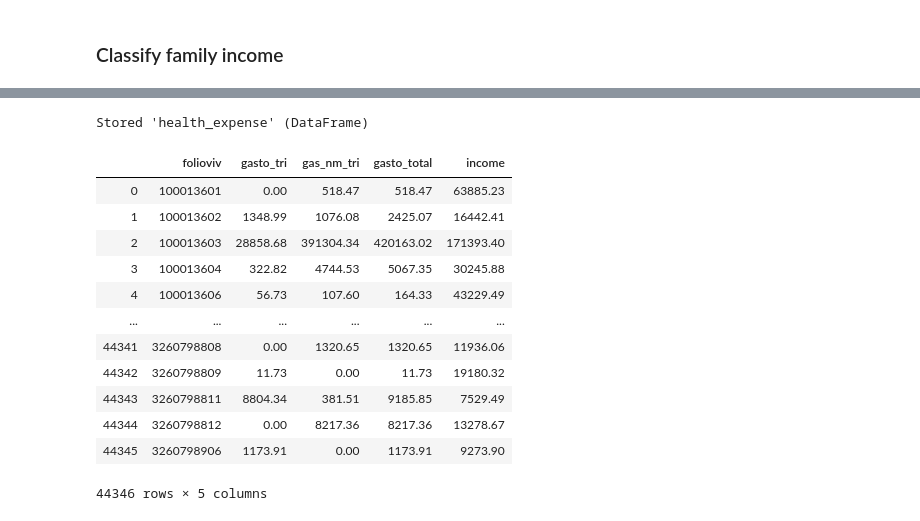
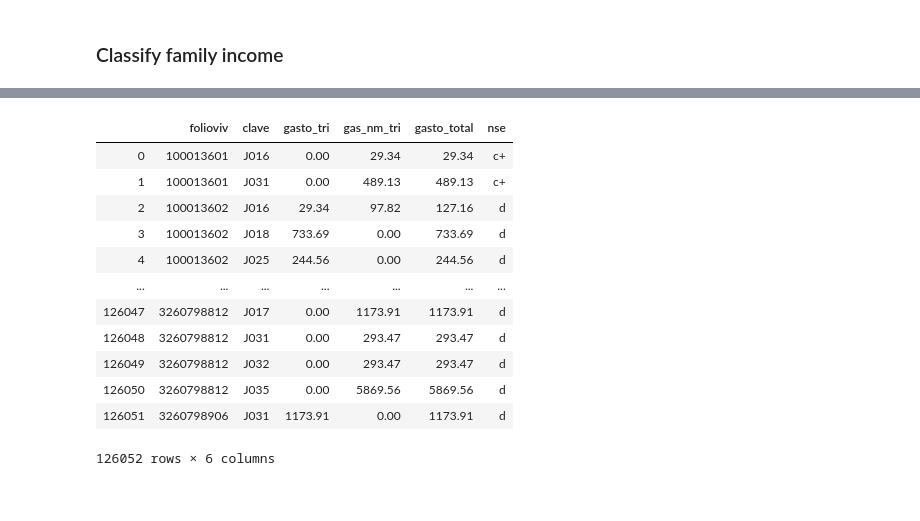
Before and after one commit to aakimura/enigh18, a Jupyter notebook: expense.ipynb, the cells around one changed output, grey strips where cells are left out. Drawn from its saved outputs; the diff is of its cells as text; code cells hidden in the pictures.

Commit message:
Add health expense by NSE and item

```diff
--- a/expense.ipynb
+++ b/expense.ipynb
@@ -155,39 +161,41 @@ health_codes
 # %%
+%store -r
+
 import numpy as np
 
 health_expense = expense[expense['clave'].isin(health_codes['code'])]
 health_expense = health_expense.loc[:,['folioviv', 'clave','gasto_tri', 'gas_nm_tri']]
 health_expense['gasto_tri'] = pd.to_numeric(health_expense['gasto_tri'], errors="coerce")
 health_expense['gas_nm_tri'] = pd.to_numeric(health_expense['gas_nm_tri'], errors="coerce")
 health_expense = health_expense.replace(np.nan, 0)
 
 health_expense['gasto_total'] = health_expense['gasto_tri'] + health_expense['gas_nm_tri']
 
-health_expense = health_expense.groupby(by=['folioviv'], as_index=False).sum()
+health_expense = health_expense.groupby(by=['folioviv', 'clave'], as_index=False).sum()
 
 for index, row in health_expense.iterrows():
     folioviv = row['folioviv']
     try:
-        viv_income = family_income.loc[folioviv]
+        viv_nse = family_nse.loc[folioviv]['income_cat']
     except:
-        viv_income = np.nan
+        viv_nse = np.nan
 
-    health_expense.loc[index, 'income'] = viv_income
+    health_expense.loc[index, 'nse'] = viv_nse
 
 %store health_expense
+
 health_expense
 # %% [output]
+|  | folioviv | clave | gasto_tri | gas_nm_tri | gasto_total | nse |
+| 0 | 100013601 | J016 | 0.00 | 29.34 | 29.34 | c+ |
+| 1 | 100013601 | J031 | 0.00 | 489.13 | 489.13 | c+ |
+| 2 | 100013602 | J016 | 29.34 | 97.82 | 127.16 | d |
+| 3 | 100013602 | J018 | 733.69 | 0.00 | 733.69 | d |
+| 4 | 100013602 | J025 | 244.56 | 0.00 | 244.56 | d |
+| ... | ... | ... | ... | ... | ... | ... |
+| 126047 | 3260798812 | J017 | 0.00 | 1173.91 | 1173.91 | d |
+| 126048 | 3260798812 | J031 | 0.00 | 293.47 | 293.47 | d |
+| 126049 | 3260798812 | J032 | 0.00 | 293.47 | 293.47 | d |
+| 126050 | 3260798812 | J035 | 0.00 | 5869.56 | 5869.56 | d |
+| 126051 | 3260798906 | J031 | 1173.91 | 0.00 | 1173.91 | d |
-Stored 'health_expense' (DataFrame)
+126052 rows × 6 columns
-|  | folioviv | gasto_tri | gas_nm_tri | gasto_total | income |
-| 0 | 100013601 | 0.00 | 518.47 | 518.47 | 63885.23 |
-| 1 | 100013602 | 1348.99 | 1076.08 | 2425.07 | 16442.41 |
-| 2 | 100013603 | 28858.68 | 391304.34 | 420163.02 | 171393.40 |
-| 3 | 100013604 | 322.82 | 4744.53 | 5067.35 | 30245.88 |
-| 4 | 100013606 | 56.73 | 107.60 | 164.33 | 43229.49 |
-| ... | ... | ... | ... | ... | ... |
-| 44341 | 3260798808 | 0.00 | 1320.65 | 1320.65 | 11936.06 |
-| 44342 | 3260798809 | 11.73 | 0.00 | 11.73 | 19180.32 |
-| 44343 | 3260798811 | 8804.34 | 381.51 | 9185.85 | 7529.49 |
-| 44344 | 3260798812 | 0.00 | 8217.36 | 8217.36 | 13278.67 |
-| 44345 | 3260798906 | 1173.91 | 0.00 | 1173.91 | 9273.90 |
-44346 rows × 5 columns
```
Also changed, not shown: parts of 7 cells of this notebook.
